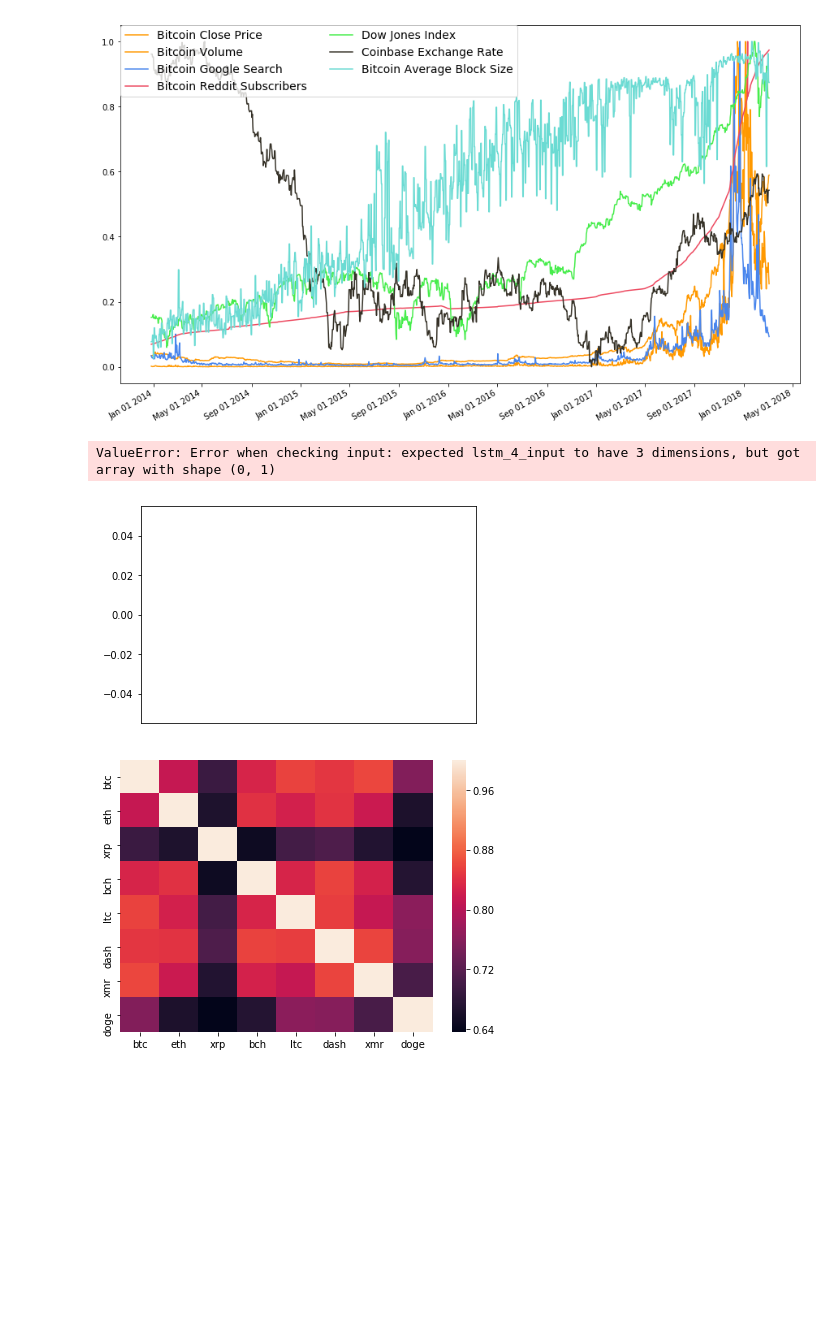
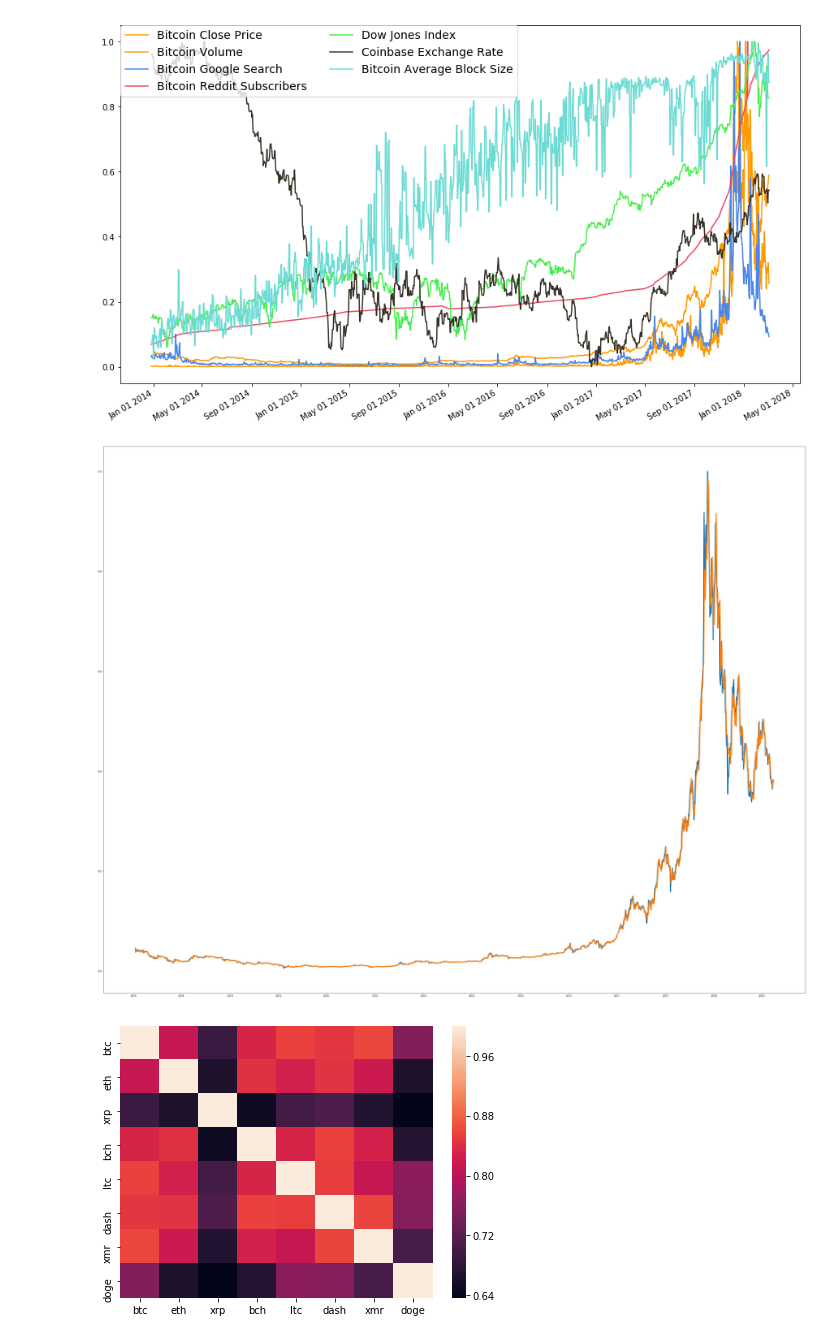
Before and after one commit to kejsiStruga/bitcoin-price-prediction, a Jupyter notebook: Data Gathering.ipynb, the cells around one changed output. Cells and saved outputs as stored; diff of their text form; code cells hidden in the pictures; blank space fills up the shorter version.

Commit message:
fixed date issue with training data

```diff
--- a/Data Gathering.ipynb
+++ b/Data Gathering.ipynb
@@ -253,11 +283,11 @@ print(btc_final)
 
 [1725 rows x 5 columns]
 # %%
-split_date = '2018-04-01' # Therefore, the test dataset has values from 2018-01-03 to 2018-09-13
+split_date = '2018-01-01' # Therefore, the test dataset has values from 2018-01-03 to 2018-09-13
 
 # we don't need the date columns anymore
 training_set, test_set = btc_final[btc_final['date']<split_date], btc_final[btc_final['date']>=split_date]
 training_set = training_set.drop('date', 1)
+print(test_set)
 test_set = test_set.drop('date', 1)
-print(test_set)
 # %% [output]
@@ -281,5 +311,5 @@ print(test_set)
 # %%
-window_len = 10
+window_len = 100
 norm_cols = ['bt_close','bt_volume']
 print(norm_cols)
 # %% [output]
@@ -339,10 +385,10 @@ def build_model(inputs, output_size, neurons, activ_func="linear",
     return model
 # %%
 # random seed for reproducibility
-np.random.seed(202)
+np.random.seed(100)
 # we'll try to predict the closing price for the next 5 days
 # change this value if you want to make longer/shorter prediction
-pred_range = 5
+pred_range = 100
 # initialise model architecture
 bt_model = build_model(LSTM_training_inputs, output_size=pred_range, neurons = 20)
 # model output is next 5 prices normalised to 10th previous closing price
@@ -423,25 +456,43 @@ plt.show()
 # %% [output]
 [figure]
 # %%
+%matplotlib inline
+from matplotlib import rcParams # this module controls the default values for plotting in matplotlib
+rcParams['font.size'] = 10
+rcParams['lines.linewidth'] = 4
+rcParams['figure.figsize'] = (20, 16)
+from mpl_toolkits.axes_grid1.inset_locator import zoomed_inset_axes
+from mpl_toolkits.axes_grid1.inset_locator import mark_inset
+
 fig, ax1 = plt.subplots(1,1)
-ax1.set_xticks([datetime.date(2018,i+1,1) for i in range(12)])
-ax1.set_xticklabels([datetime.date(2018,i+1,1).strftime('%b %d %Y')  for i in range(12)])
-ax1.plot(btc_final[btc_final['date']>= split_date]['date'][window_len:].astype(datetime.datetime),
-         test_set['bt_close'][window_len:], label='Actual')
-ax1.plot(btc_final[btc_final['date']>= split_date]['date'][window_len:].astype(datetime.datetime),
-         ((np.transpose(bt_model.predict(LSTM_test_inputs))+1) * test_set['bt_close'].values[:-window_len])[0],
+ax1.set_xticks([datetime.date(i,j,1) for i in range(2014,2019) for j in [1,5,9]])
+ax1.set_xticklabels([datetime.date(i,j,1).strftime('%b %Y')  for i in range(2014,2019) for j in [1,5,9]])
+ax1.plot(btc_final[btc_final['date']< split_date]['date'][window_len:].astype(datetime.datetime),
+         training_set['bt_close'][window_len:], label='Actual')
+ax1.plot(btc_final[btc_final['date']< split_date]['date'][window_len:].astype(datetime.datetime),
+         ((np.transpose(bt_model.predict(LSTM_training_inputs))+1) * training_set['bt_close'].values[:-window_len])[0],
          label='Predicted')
-ax1.annotate('MAE: %.4f'%np.mean(np.abs((np.transpose(bt_model.predict(LSTM_test_inputs))+1)-\
-            (test_set['bt_close'].values[window_len:])/(test_set['bt_close'].values[:-window_len]))),
+ax1.set_title('Training Set: Single Timepoint Prediction')
+ax1.set_ylabel('Bitcoin Price ($)',fontsize=12)
+ax1.annotate('MAE: %.4f'%np.mean(np.abs((np.transpose(bt_model.predict(LSTM_training_inputs))+1)-\
+            (training_set['bt_close'].values[window_len:])/(training_set['bt_close'].values[:-window_len]))),
              xy=(0.75, 0.9),  xycoords='axes fraction',
             xytext=(0.75, 0.9), textcoords='axes fraction')
-ax1.set_title('Test Set: Single Timepoint Prediction',fontsize=13)
-ax1.set_ylabel('Bitcoin Price ($)',fontsize=12)
 ax1.legend(bbox_to_anchor=(0.15, 1), loc=2, borderaxespad=2, prop={'size': 20}, shadow=True)
+# figure inset code taken from http://akuederle.com/matplotlib-zoomed-up-inset
+axins = zoomed_inset_axes(ax1, 2.52, loc=10, bbox_to_anchor=(400, 307)) # zoom-factor: 2.52, location: centre
+axins.set_xticks([datetime.date(i,j,1) for i in range(2013,2019) for j in [1,5,9]])
+axins.plot(btc_final[btc_final['date']< split_date]['date'][window_len:].astype(datetime.datetime),
+         training_set['bt_close'][window_len:], label='Actual')
+axins.plot(btc_final[btc_final['date']< split_date]['date'][window_len:].astype(datetime.datetime),
+         ((np.transpose(bt_model.predict(LSTM_training_inputs))+1) * training_set['bt_close'].values[:-window_len])[0],
+         label='Predicted')
+# axins.set_xlim([datetime.date(2017, 2, 15), datetime.date(2017, 5, 1)])
+# axins.set_ylim([920, 1400])
+# mark_inset(ax1, axins, loc1=1, loc2=3, fc="none", ec="0.5")
 plt.show()
 # %% [output]
-ValueError: Error when checking input: expected lstm_4_input to have 3 dimensions, but got array with shape (0, 1)
-[figure, old version]
+[figure, new version]
 # %%
 # Pearson correlation on all data sources
 import pandas as pd
```
Also changed, not shown: parts of 6 cells of this notebook.
